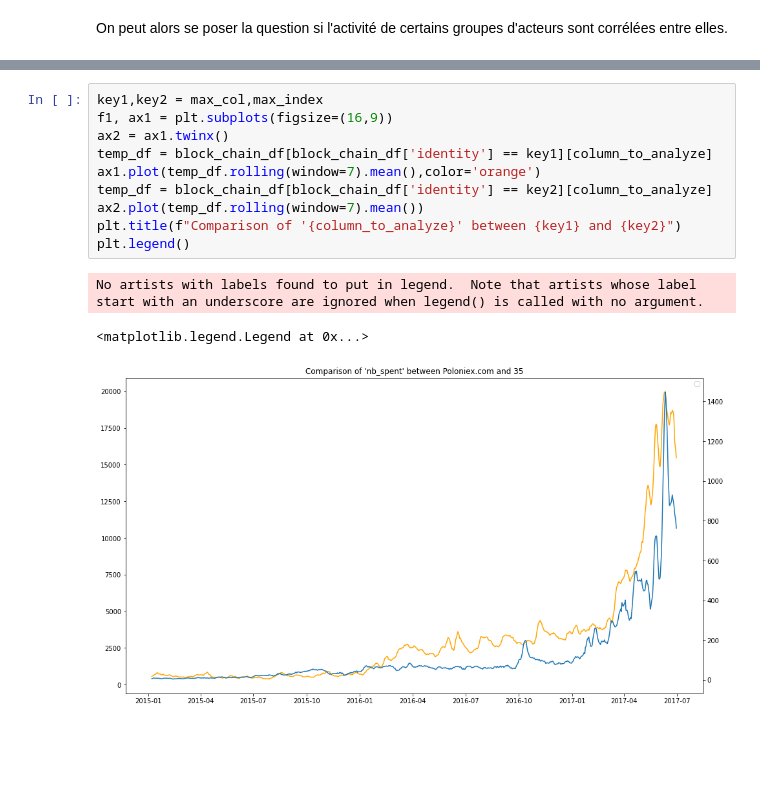
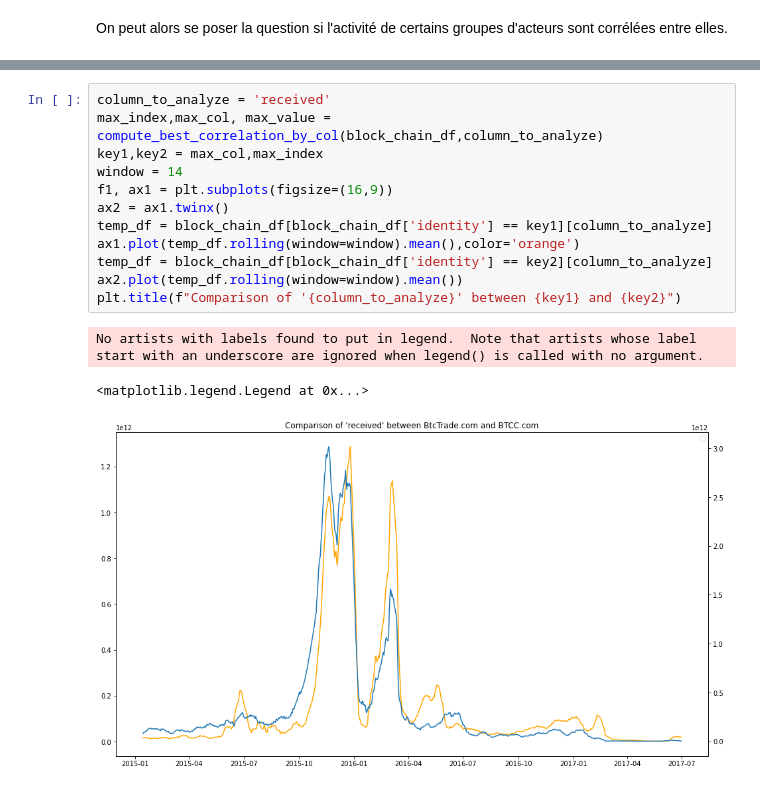
Before and after one commit to Bast-94/DefiEGC2024-RM-BH, a Jupyter notebook: notebook.ipynb, the cells around one changed output, grey strips where cells are left out. Cells and saved outputs as stored; diff of their text form; blank space fills up the shorter version.

```diff
--- a/notebook.ipynb
+++ b/notebook.ipynb
@@ -98,14 +94,16 @@ La valeur maximale est 0.9276264903608855 et elle se trouve à l'index  '35' dan
 # %%
+column_to_analyze = 'received'
+max_index,max_col, max_value = compute_best_correlation_by_col(block_chain_df,column_to_analyze)
 key1,key2 = max_col,max_index
+window = 14
 f1, ax1 = plt.subplots(figsize=(16,9))
 ax2 = ax1.twinx()
 temp_df = block_chain_df[block_chain_df['identity'] == key1][column_to_analyze]
-ax1.plot(temp_df.rolling(window=7).mean(),color='orange')
+ax1.plot(temp_df.rolling(window=window).mean(),color='orange')
 temp_df = block_chain_df[block_chain_df['identity'] == key2][column_to_analyze]
-ax2.plot(temp_df.rolling(window=7).mean())
+ax2.plot(temp_df.rolling(window=window).mean())
 plt.title(f"Comparison of '{column_to_analyze}' between {key1} and {key2}")
-plt.legend()
 # %% [output]
 No artists with labels found to put in legend.  Note that artists whose label start with an underscore are ignored when legend() is called with no argument.
 <matplotlib.legend.Legend at 0x...>
-[figure, old version]
+[figure, new version]
```
Also changed, not shown: parts of 4 cells of this notebook.
